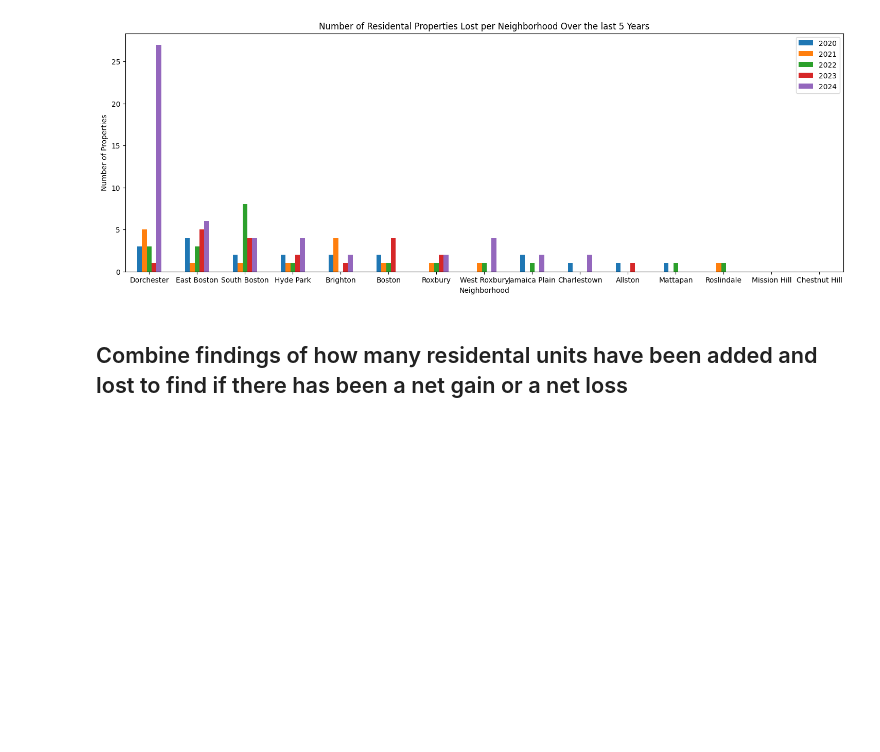
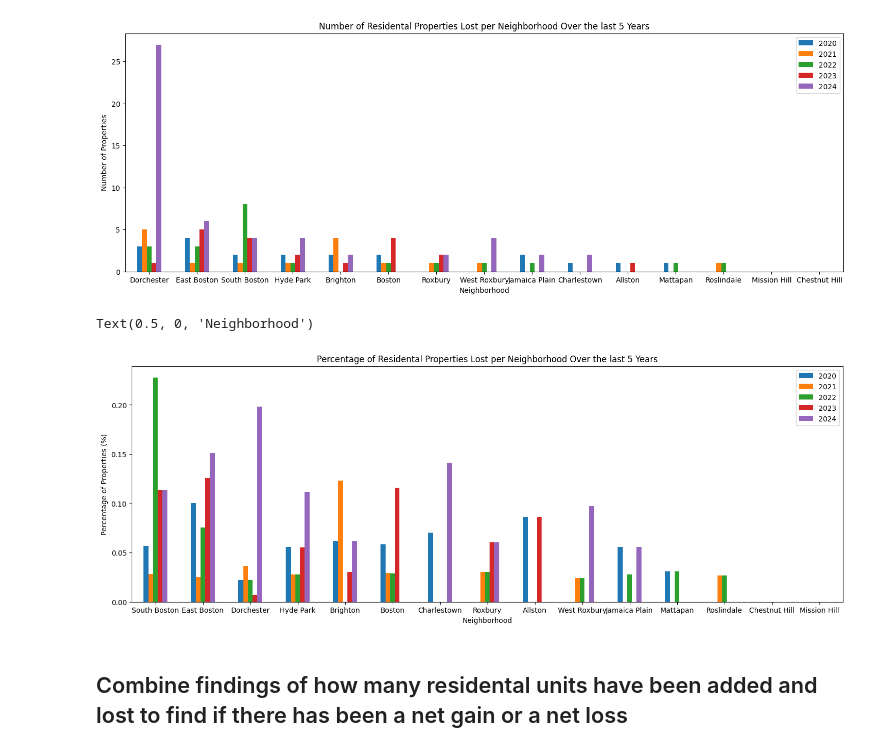
Before and after one commit to BU-Spark/ds-boston-remodeling, a Jupyter notebook: sp24-team-c/Final Insights/property-loss-by-neighborhood.ipynb, the cells around one changed output. Cells and saved outputs as stored; diff of their text form; code cells hidden in the pictures; blank space fills up the shorter version.

```diff
--- a/sp24-team-c/Final Insights/property-loss-by-neighborhood.ipynb
+++ b/sp24-team-c/Final Insights/property-loss-by-neighborhood.ipynb
@@ -458,6 +399,25 @@ plt.xlabel('Neighborhood')
 # %% [output]
 Text(0.5, 0, 'Neighborhood')
 [figure]
+# %%
+neighborhood_num_lost_per_year = neighborhood_num_lost_per_year.sort_values(by='NEIGHBORHOOD').reset_index(drop=True)
+neighborhood_num_residental_per_year = neighborhood_num_residental_per_year.sort_values(by='NEIGHBORHOOD').reset_index(drop=True)
+
+neighborhood_percent_lost_per_year = neighborhood_num_lost_per_year.copy()
+for col in neighborhood_percent_lost_per_year.columns[1:]:
+    neighborhood_percent_lost_per_year[col] =(neighborhood_num_lost_per_year[col] / neighborhood_num_residental_per_year[col]) * 100
+
+value_columns = neighborhood_percent_lost_per_year.columns[1:]
+neighborhood_percent_lost_per_year['Average'] = neighborhood_percent_lost_per_year[value_columns].mean(axis=1)
+neighborhood_percent_lost_per_year = neighborhood_percent_lost_per_year.sort_values(by='Average', ascending=False).drop(columns=['Average'])
+
+neighborhood_percent_lost_per_year.plot(kind='bar', figsize=(18,6), x='NEIGHBORHOOD', rot=0)
+plt.title('Percentage of Residental Properties Lost per Neighborhood Over the last 5 Years')
+plt.ylabel('Percentage of Properties (%)')
+plt.xlabel('Neighborhood')
+# %% [output]
+Text(0.5, 0, 'Neighborhood')
+[figure, added]
 # %% [markdown]
 ## Combine findings of how many residental units have been added and lost to find if there has been a net gain or a net loss
 # %%
```
Also changed, not shown: parts of 4 cells of this notebook.
